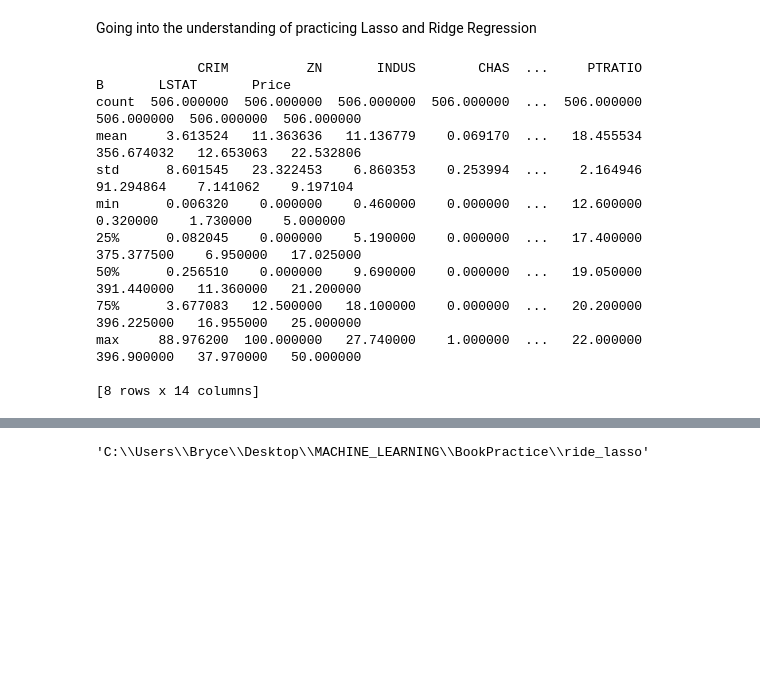
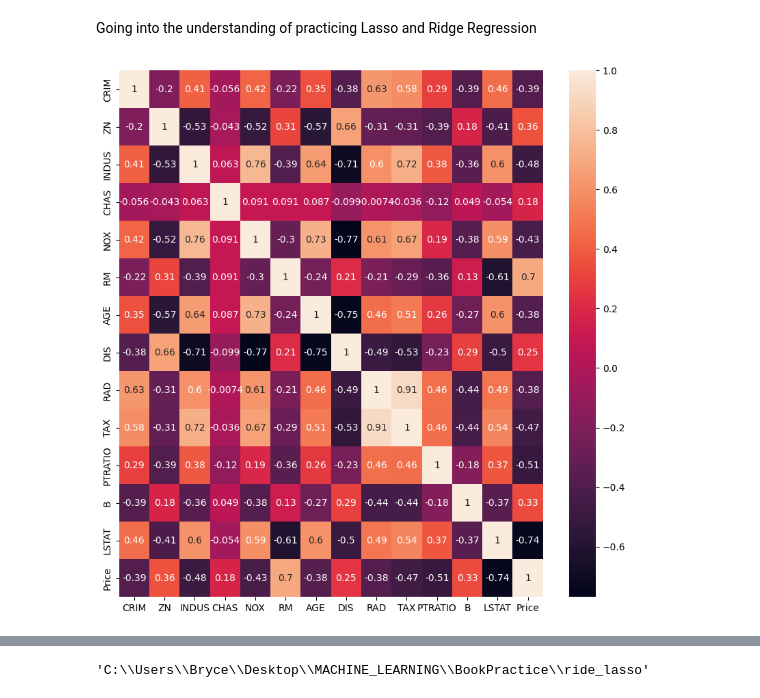
Before and after one commit to Bryce72/MachineLearning-Progress, a Jupyter notebook: ride_lasso/ride_laso.ipynb, the cells around one changed output, grey strips where cells are left out. Saved outputs shown, nothing was run; the diff lists cells and outputs as text; code cells hidden in the pictures; blank space fills up the shorter version.

```diff
--- a/ride_lasso/ride_laso.ipynb
+++ b/ride_lasso/ride_laso.ipynb
@@ -19,41 +19,38 @@ raw_df = pd.read_csv(data_url, sep="\s+", skiprows=22, header=None)
 data = np.hstack([raw_df.values[::2, :], raw_df.values[1::2, :2]])
 target = raw_df.values[1::2, 2]
 
 boston_data = np.hstack([data, target.reshape(-1, 1)])
 
 
 # need to make this data more understandable.. and reflect on the tutorial more
 column_names = [
     'CRIM',    # per capita crime rate by town
     'ZN',      # proportion of residential land zoned for lots over 25,000 sq.ft.
     'INDUS',   # proportion of non-retail business acres per town
     'CHAS',    # Charles River dummy variable (1 if tract bounds river; 0 otherwise)
     'NOX',     # nitric oxides concentration (parts per 10 million)
     'RM',      # average number of rooms per dwelling
     'AGE',     # proportion of owner-occupied units built prior to 1940
     'DIS',     # weighted distances to five Boston employment centers
     'RAD',     # index of accessibility to radial highways
     'TAX',     # full-value property-tax rate per $10,000
     'PTRATIO', # pupil-teacher ratio by town
     'B',       # 1000(Bk - 0.63)^2 where Bk is the proportion of blacks by town
     'LSTAT',   # % lower status of the population
     'MEDV'     # Median value of owner-occupied homes in $1000's
 ]
 
 # Assign column names
 boston_df = pd.DataFrame(boston_data, columns=column_names)
 
 # rename 'MEDV' to 'Price' to match my tutorial
 boston_df.rename(columns={'MEDV': 'Price'}, inplace=True)
+
+
+boston_df.head()
+# see a heat map of whats going on here
+plt.figure(figsize=(10,10))
+sns.heatmap(boston_df.corr(), annot = True)
+plt.show()
 # %% [output]
-             CRIM          ZN       INDUS        CHAS  ...     PTRATIO           B       LSTAT       Price
-count  506.000000  506.000000  506.000000  506.000000  ...  506.000000  506.000000  506.000000  506.000000
-mean     3.613524   11.363636   11.136779    0.069170  ...   18.455534  356.674032   12.653063   22.532806
-std      8.601545   23.322453    6.860353    0.253994  ...    2.164946   91.294864    7.141062    9.197104
-min      0.006320    0.000000    0.460000    0.000000  ...   12.600000    0.320000    1.730000    5.000000
-25%      0.082045    0.000000    5.190000    0.000000  ...   17.400000  375.377500    6.950000   17.025000
-50%      0.256510    0.000000    9.690000    0.000000  ...   19.050000  391.440000   11.360000   21.200000
-75%      3.677083   12.500000   18.100000    0.000000  ...   20.200000  396.225000   16.955000   25.000000
-max     88.976200  100.000000   27.740000    1.000000  ...   22.000000  396.900000   37.970000   50.000000
-
-[8 rows x 14 columns]
+[figure, added]
```
Also changed, not shown: parts of 2 cells of this notebook.
